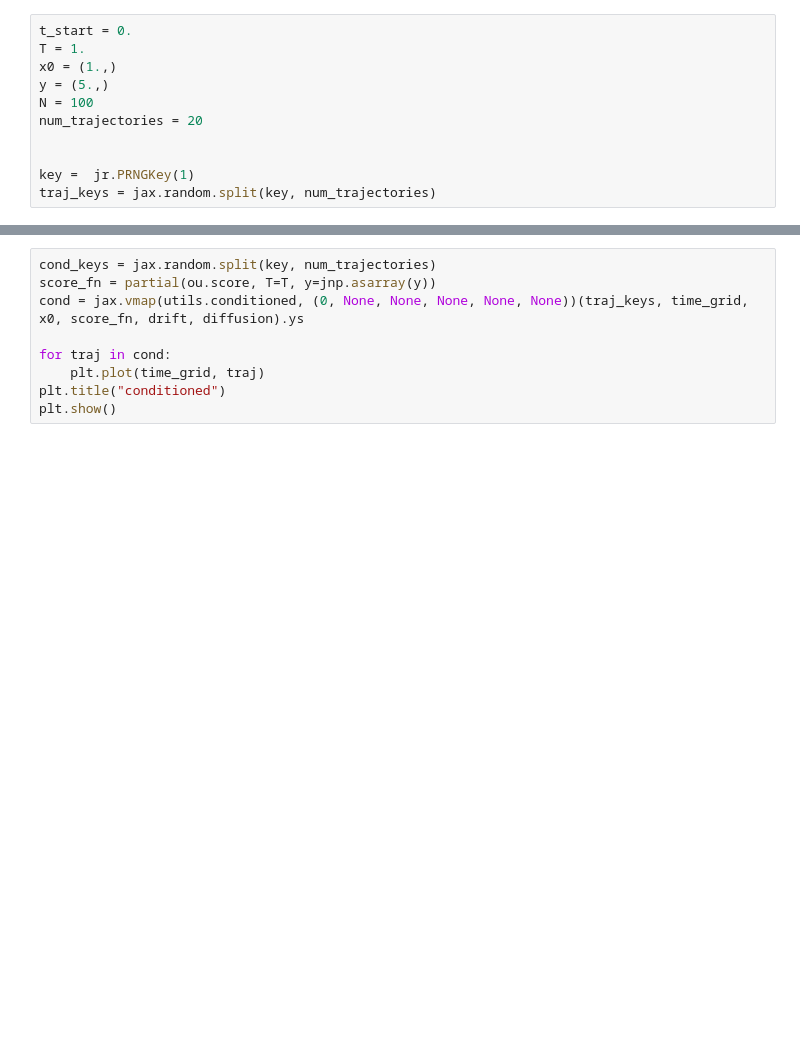
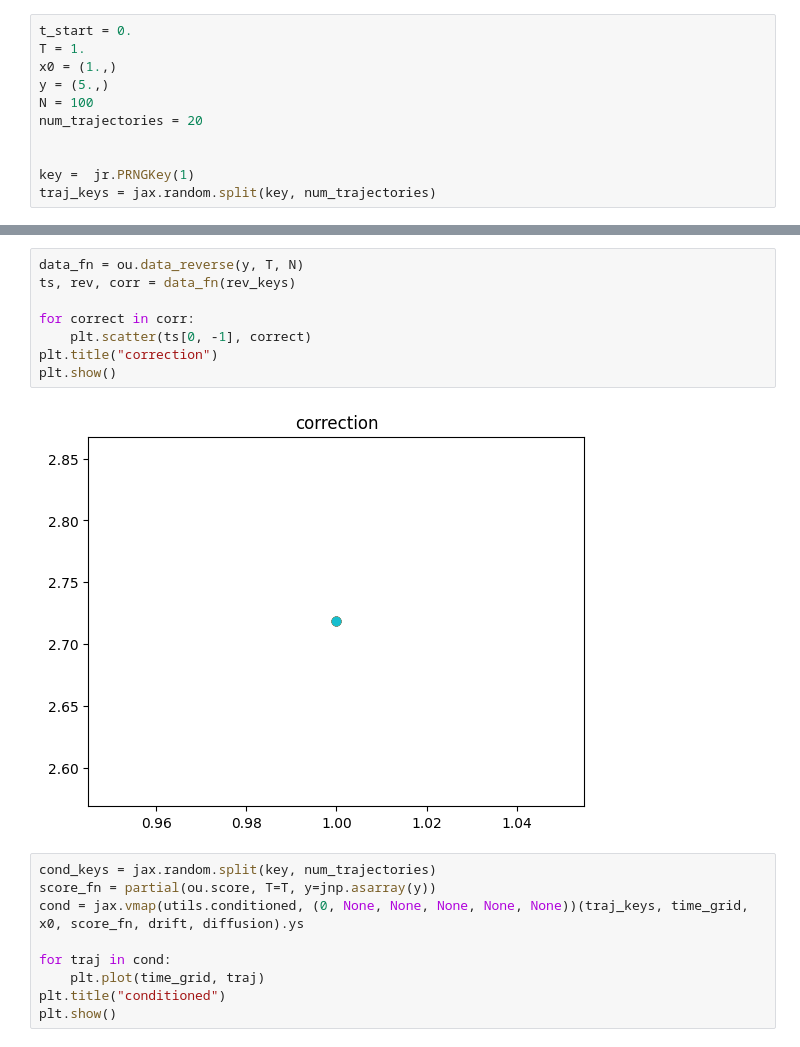
Before and after one commit to libbylbaker/forward_bridge, a Jupyter notebook: experiments/data_exploration/ou.ipynb, the cells around one changed output, grey strips where cells are left out. Cells and saved outputs as stored; diff of their text form; blank space fills up the shorter version.

```diff
--- a/experiments/data_exploration/ou.ipynb
+++ b/experiments/data_exploration/ou.ipynb
@@ -47,3 +47,13 @@ plt.show()
+# %%
+data_fn = ou.data_reverse(y, T, N)
+ts, rev, corr = data_fn(rev_keys)
+
+for correct in corr:
+    plt.scatter(ts[0, -1], correct)
+plt.title("correction")
+plt.show()
+# %% [output]
+[figure, added]
 # %%
 cond_keys = jax.random.split(key, num_trajectories)
 score_fn = partial(ou.score, T=T, y=jnp.asarray(y))
```
Also changed, not shown: parts of 4 cells of this notebook, 32 other files.
